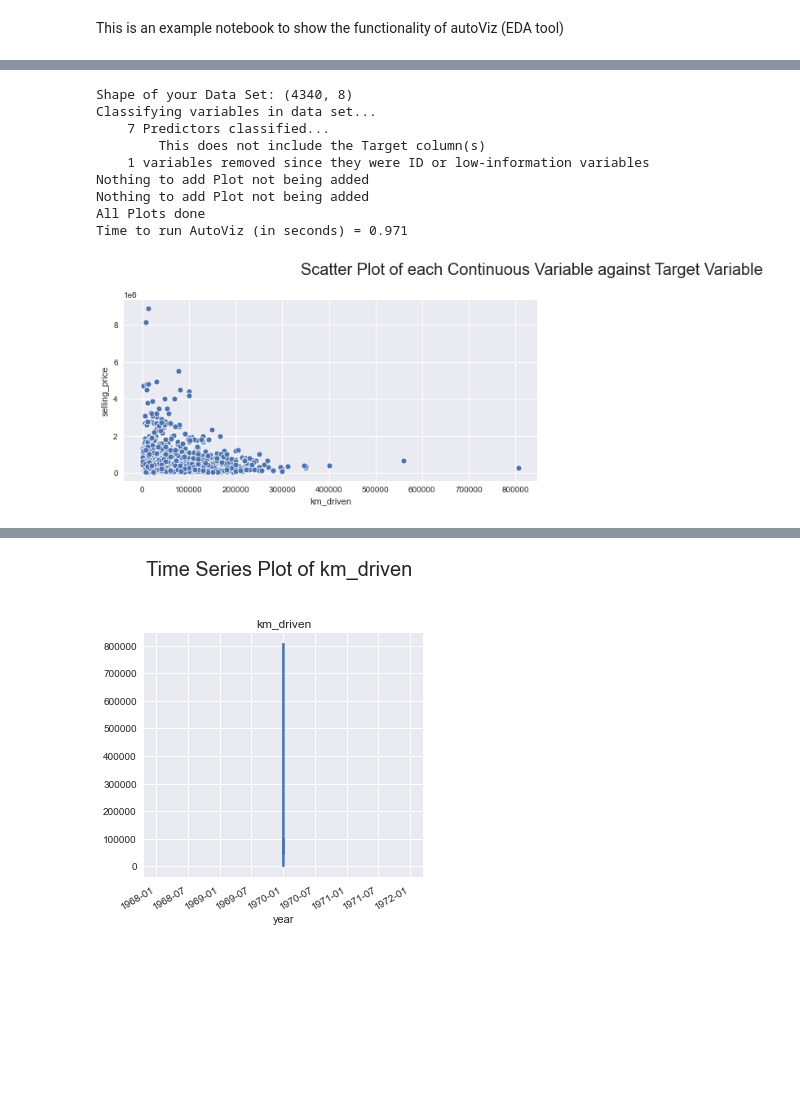
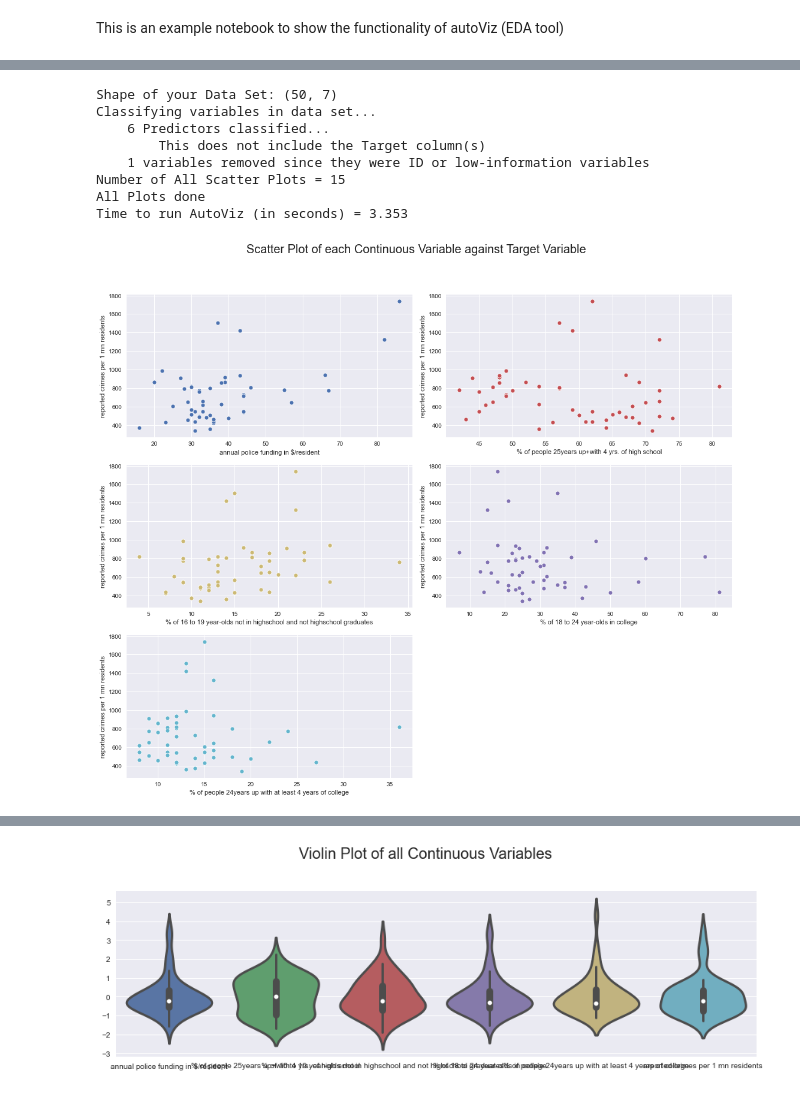
Before and after one commit to TomFenske/python_EDA, a Jupyter notebook: autoviz.ipynb, the cells around one changed output, grey strips where cells are left out. Saved outputs shown, nothing was run; the diff lists cells and outputs as text; code cells hidden in the pictures; blank space fills up the shorter version.

```diff
--- a/autoviz.ipynb
+++ b/autoviz.ipynb
@@ -19,6 +11,6 @@ To remove previous versions, perform 'pip uninstall autoviz'
 # %%
-file='car_details.csv'
-df=pd.read_csv(file)
+file='crime.xlsx'
+df=pd.read_excel(file)
 
 df.head()
 # %% [output]
@@ -31,28 +23,27 @@ df.head()
 # %%
 AV = AutoViz_Class()
 # %%
-filename = 'car_details.csv'
-sep = ","
+filename = 'crime.xlsx'
+sep = ""
 dft = AV.AutoViz(
     filename,
     sep,
-    'selling_price',
+    'reported crimes per 1 mn residents',
     df,
     header=0,
     verbose=0,
     lowess=False,
     chart_format="svg",
     max_rows_analyzed=150000,
     max_cols_analyzed=30,
 )
 # %% [output]
-Shape of your Data Set: (4340, 8)
+Shape of your Data Set: (50, 7)
 Classifying variables in data set...
-    7 Predictors classified...
+    6 Predictors classified...
         This does not include the Target column(s)
     1 variables removed since they were ID or low-information variables
-Nothing to add Plot not being added
-Nothing to add Plot not being added
+Number of All Scatter Plots = 15
 All Plots done
-Time to run AutoViz (in seconds) = 0.971
+Time to run AutoViz (in seconds) = 3.353
-[figure, old version]
+[figure, new version]
@@ -61 +52 @@ Time to run AutoViz (in seconds) = 0.971
-[figure, old version]
+[figure, new version]
```
Also changed, not shown: parts of 3 cells of this notebook, 6 other files.
